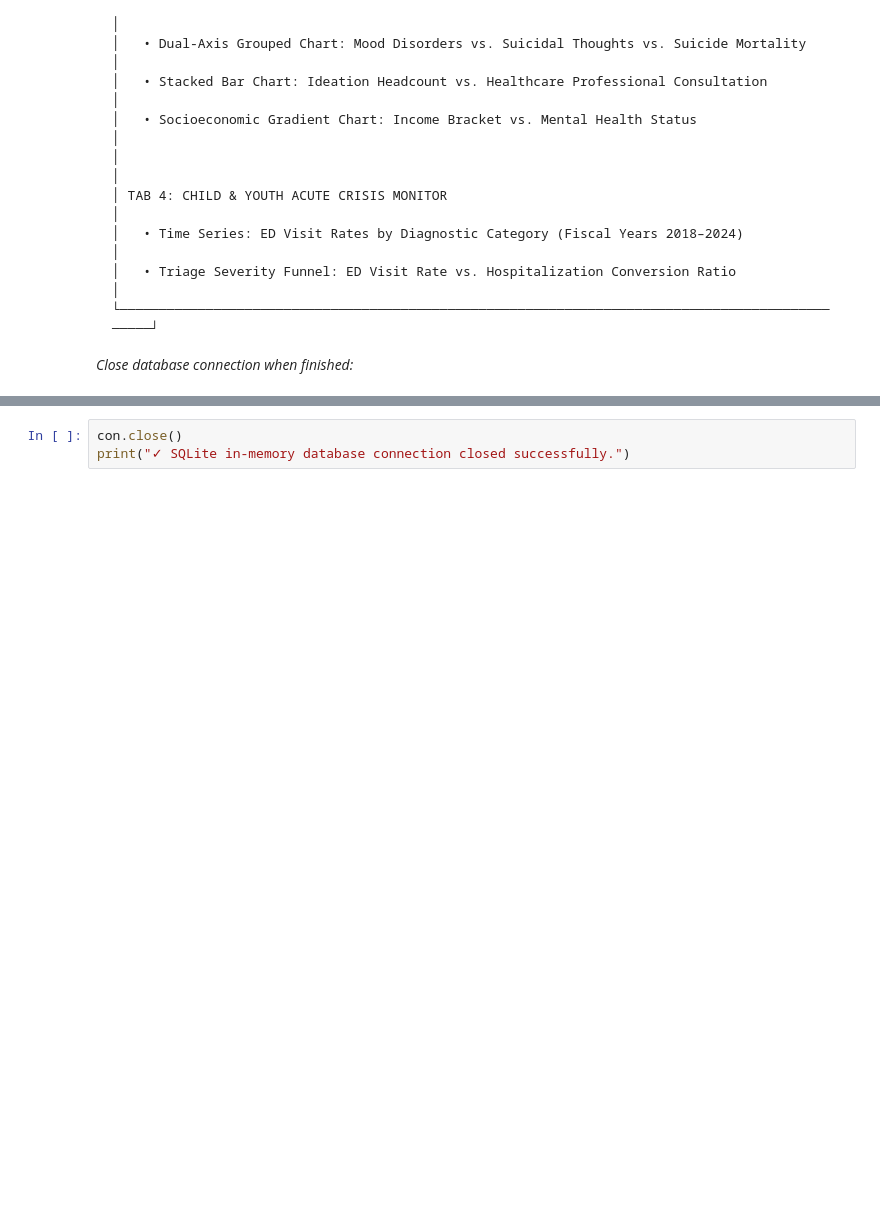
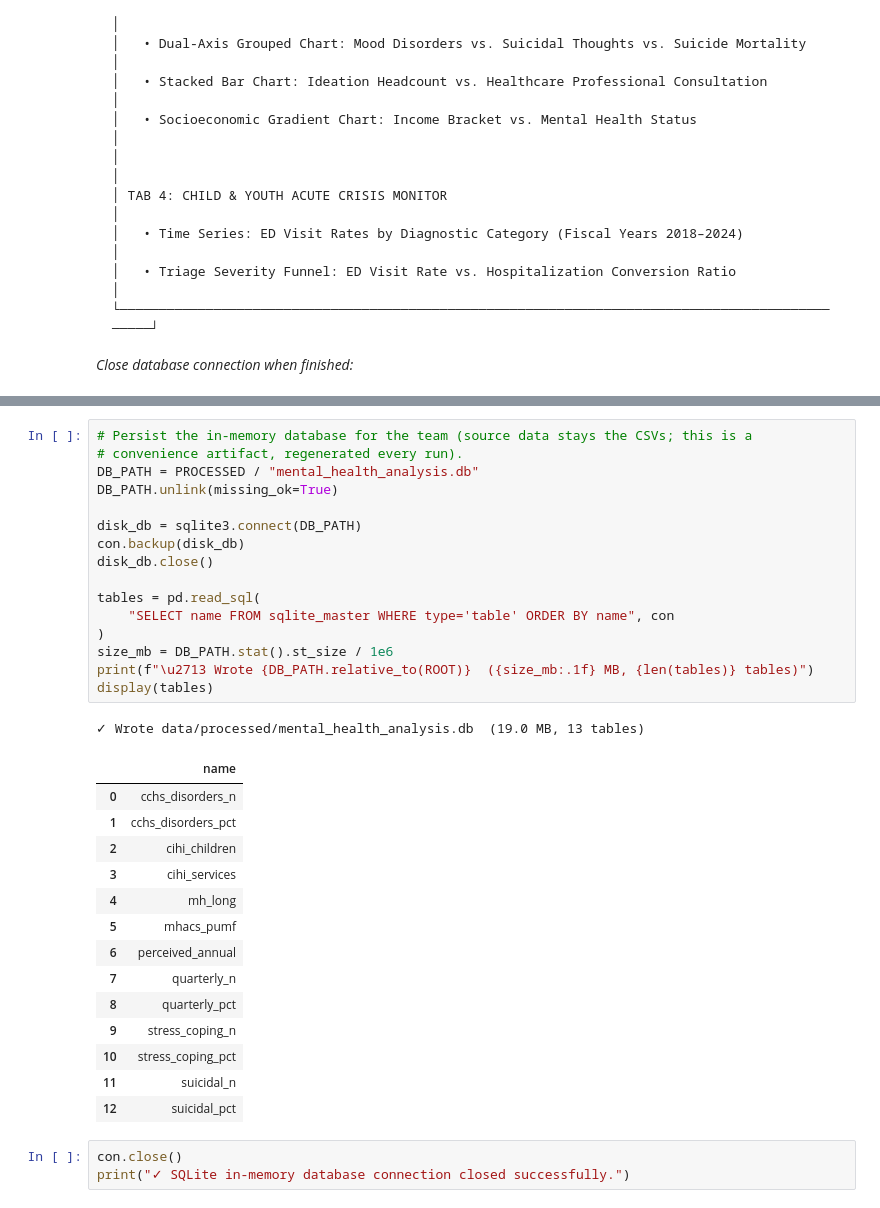
Before and after one commit to AmanyaPhillip/Data-Analyst-Mental-Health-Project, a Jupyter notebook: notebooks/04_analysis.ipynb, the cells around one changed output, grey strips where cells are left out. Saved outputs shown, nothing was run; the diff lists cells and outputs as text; blank space fills up the shorter version.

```diff
--- a/notebooks/04_analysis.ipynb
+++ b/notebooks/04_analysis.ipynb
@@ -1721,3 +1727,35 @@ The KPIs and relational queries developed in this notebook directly supply the a
+# %%
+# Persist the in-memory database for the team (source data stays the CSVs; this is a
+# convenience artifact, regenerated every run).
+DB_PATH = PROCESSED / "mental_health_analysis.db"
+DB_PATH.unlink(missing_ok=True)
+
+disk_db = sqlite3.connect(DB_PATH)
+con.backup(disk_db)
+disk_db.close()
+
+tables = pd.read_sql(
+    "SELECT name FROM sqlite_master WHERE type='table' ORDER BY name", con
+)
+size_mb = DB_PATH.stat().st_size / 1e6
+print(f"\u2713 Wrote {DB_PATH.relative_to(ROOT)}  ({size_mb:.1f} MB, {len(tables)} tables)")
+display(tables)
+# %% [output]
+✓ Wrote data/processed/mental_health_analysis.db  (19.0 MB, 13 tables)
+|  | name |
+| 0 | cchs_disorders_n |
+| 1 | cchs_disorders_pct |
+| 2 | cihi_children |
+| 3 | cihi_services |
+| 4 | mh_long |
+| 5 | mhacs_pumf |
+| 6 | perceived_annual |
+| 7 | quarterly_n |
+| 8 | quarterly_pct |
+| 9 | stress_coping_n |
+| 10 | stress_coping_pct |
+| 11 | suicidal_n |
+| 12 | suicidal_pct |
 # %%
 con.close()
 print("✓ SQLite in-memory database connection closed successfully.")
```
Also changed, not shown: parts of 14 cells of this notebook, 1 other file.
